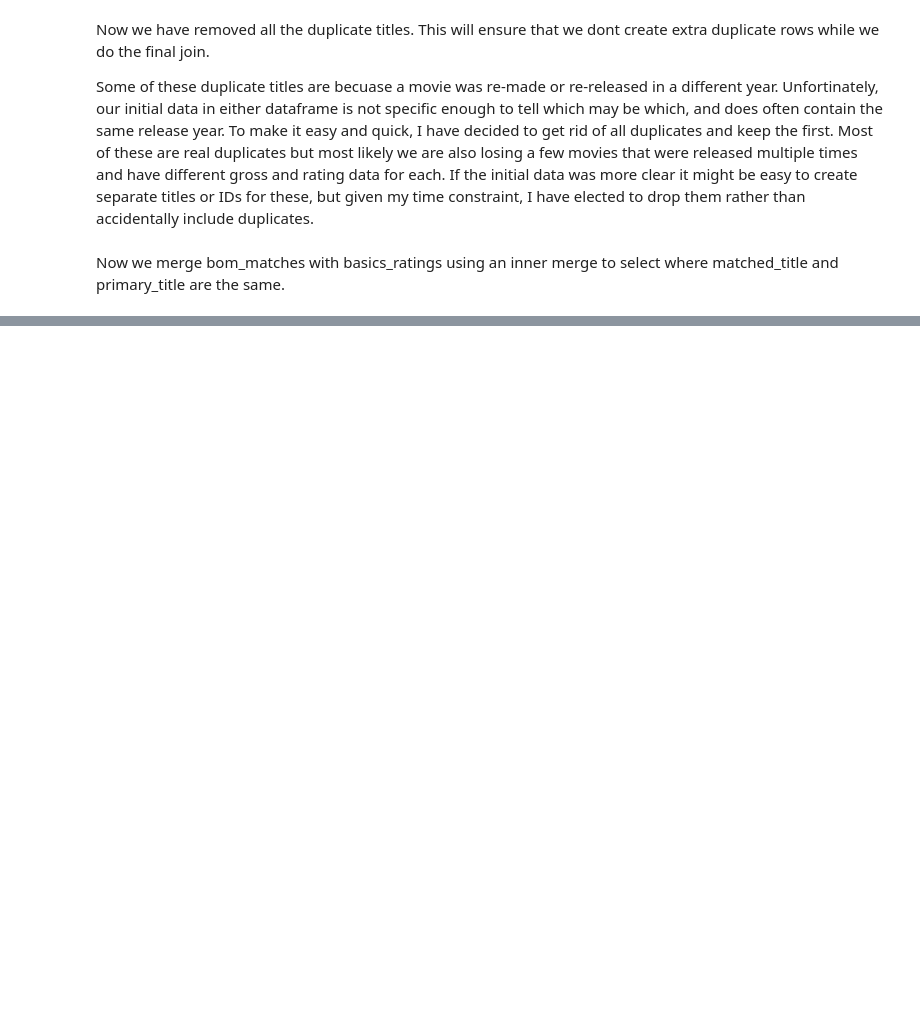
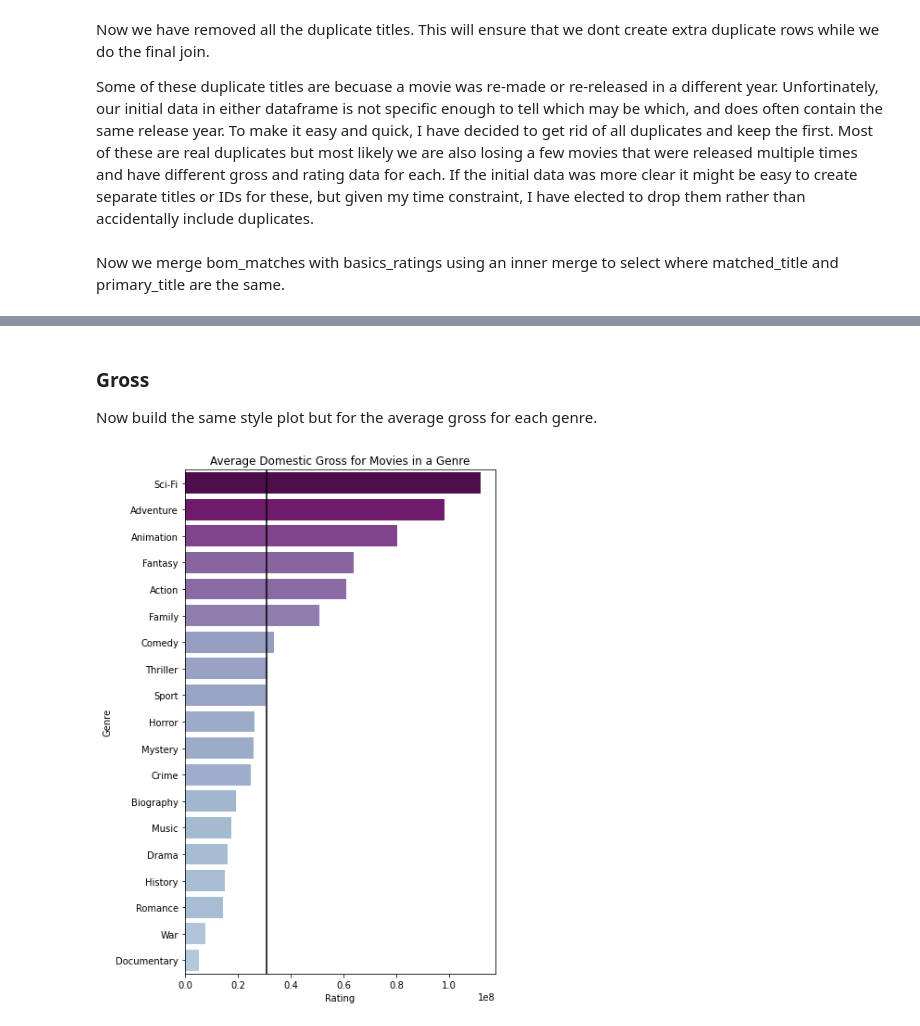
Before and after one commit to jonnyhof/phase1_project, a Jupyter notebook: movie_analysis.ipynb, the cells around one changed output, grey strips where cells are left out. Cells and saved outputs as stored; diff of their text form; code cells hidden in the pictures; blank space fills up the shorter version.

```diff
--- a/movie_analysis.ipynb
+++ b/movie_analysis.ipynb
@@ -358,0 +486,9 @@ Examing the length of the result to the original, we only lost 13 rows from bom_
+# %% [markdown]
+### Gross
+Now build the same style plot but for the average gross for each genre.
+# %%
+gross_dict = {}
+
+for genre in list_of_genre_types:
+    gross_dict[genre] = {'average_gross': df[df[genre] == True]['domestic_gross'].mean(),
+                           'number_movies': len(df[df[genre] == True])}
@@ -358,0 +505,34 @@ Examing the length of the result to the original, we only lost 13 rows from bom_
+# %%
+# First sort the ratings dictionary
+gross_dict_sorted = dict(sorted(gross_dict.items(), key=lambda item: item[1]['average_gross']))
+
+
+# From new sorted dictionary, make sorted lists for plotting
+gross_sorted = [value['average_gross'] for key, value in gross_dict_sorted.items()][::-1]
+genres_sorted = [key for key, value in gross_dict_sorted.items()][::-1]
+
+# Normalize colormap for data range
+# Matplotlib normalize and ColorMap made this a very easy two liner
+norm = plt.Normalize(min(gross_sorted)-50000000, max(gross_sorted)+5000000)
+# The numbers added to the min and max here are to use the central values of the colormap scale.
+# When not trimmed, the low values are too light to be visible on the chart, so scale until it looks good.
+colors = plt.cm.BuPu(norm(gross_sorted))
+
+# Define plot
+fig, ax = plt.subplots(figsize=(6,10))
+
+
+# Draw plot
+sns.barplot(gross_sorted, genres_sorted, palette = colors, orient='horizonatal')
+
+# Add a line to show the average rating for all movies.
+avg_gross = np.mean(df['domestic_gross'])
+plt.axvline(x=avg_gross, ymin=0, ymax=1, color='k')
+
+# Set labels
+ax.tick_params(axis='x', labelrotation = 0)
+ax.set_xlabel('Rating')
+ax.set_ylabel('Genre')
+ax.set_title('Average Domestic Gross for Movies in a Genre');
+# %% [output]
+[figure, added]
```
Also changed, not shown: parts of 16 cells of this notebook.
